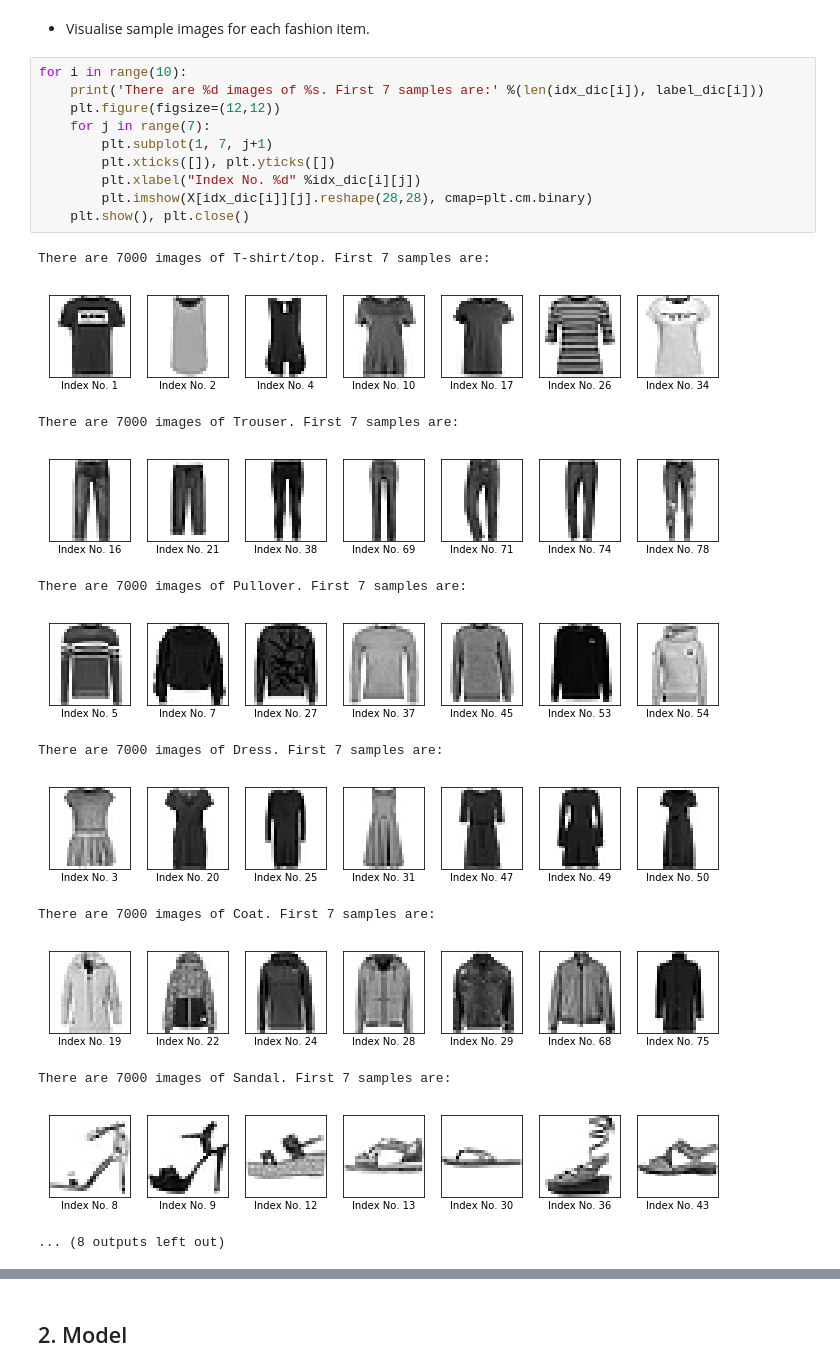
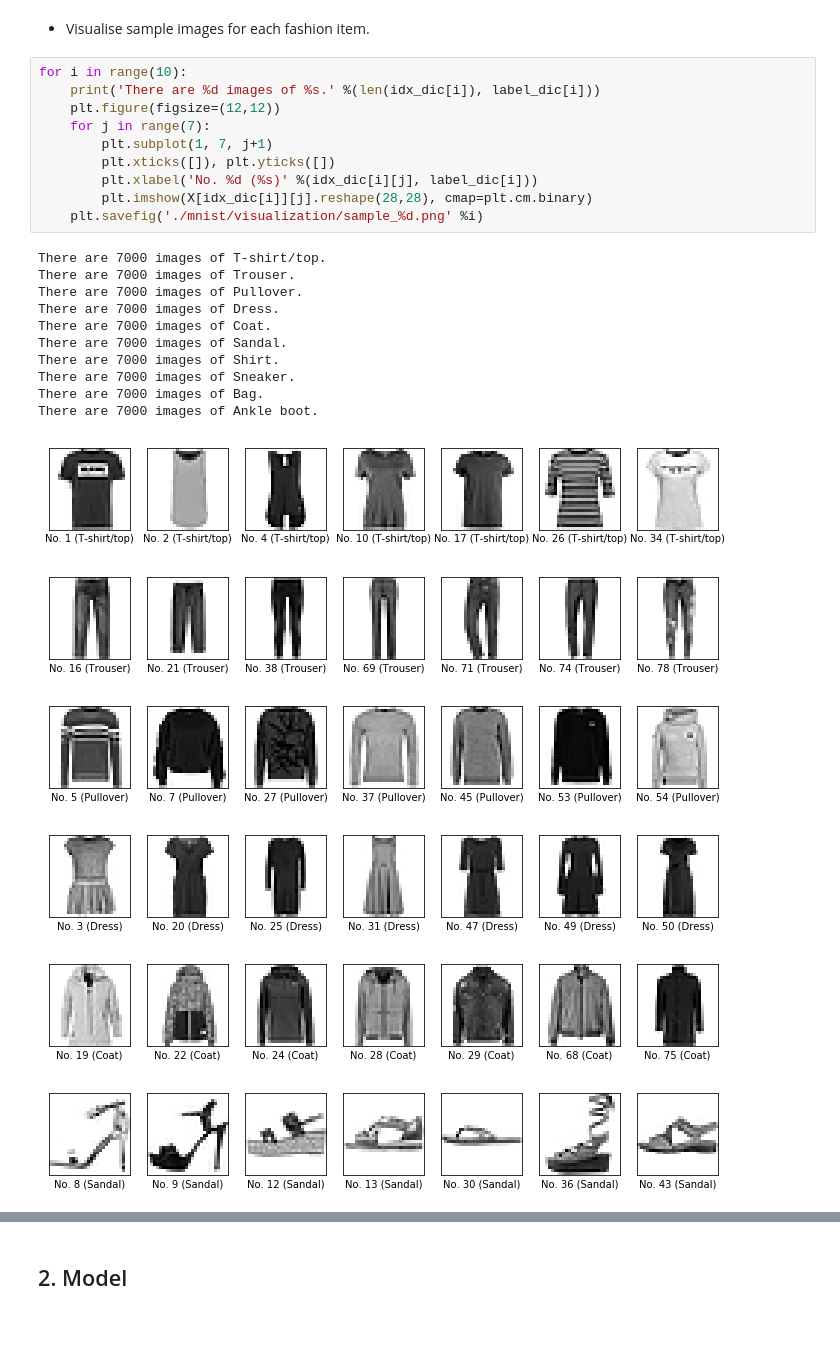
Before and after one commit to Tanguycrsl/Techniques-Avancees-dapprentissage, a Jupyter notebook: OSVM.ipynb, the cells around one changed output, grey strips where cells are left out. Drawn from its saved outputs; the diff is of its cells as text; blank space fills up the shorter version.

Commit message:
Update_Yosuke
- Added figure-saving codes

```diff
--- a/OSVM.ipynb
+++ b/OSVM.ipynb
@@ -64,25 +65,28 @@ for i in range(10):
 - Visualise sample images for each fashion item.
 # %%
 for i in range(10):
-    print('There are %d images of %s. First 7 samples are:' %(len(idx_dic[i]), label_dic[i]))
+    print('There are %d images of %s.' %(len(idx_dic[i]), label_dic[i]))
     plt.figure(figsize=(12,12))
     for j in range(7):
         plt.subplot(1, 7, j+1)
         plt.xticks([]), plt.yticks([])
-        plt.xlabel("Index No. %d" %idx_dic[i][j])
+        plt.xlabel('No. %d (%s)' %(idx_dic[i][j], label_dic[i]))
         plt.imshow(X[idx_dic[i]][j].reshape(28,28), cmap=plt.cm.binary)
-    plt.show(), plt.close()
+    plt.savefig('./mnist/visualization/sample_%d.png' %i)
 # %% [output]
-There are 7000 images of T-shirt/top. First 7 samples are:
+There are 7000 images of T-shirt/top.
+There are 7000 images of Trouser.
+There are 7000 images of Pullover.
+There are 7000 images of Dress.
+There are 7000 images of Coat.
+There are 7000 images of Sandal.
+There are 7000 images of Shirt.
+There are 7000 images of Sneaker.
+There are 7000 images of Bag.
+There are 7000 images of Ankle boot.
-[figure, old version]
+[figure, new version]
-There are 7000 images of Trouser. First 7 samples are:
-[figure, old version]
+[figure, new version]
-There are 7000 images of Pullover. First 7 samples are:
-[figure, old version]
+[figure, new version]
-There are 7000 images of Dress. First 7 samples are:
-[figure, old version]
+[figure, new version]
-There are 7000 images of Coat. First 7 samples are:
-[figure, old version]
+[figure, new version]
-There are 7000 images of Sandal. First 7 samples are:
-[figure, old version]
+[figure, new version]
-... (8 outputs left out)
```
Also changed, not shown: parts of 4 cells of this notebook, 17 other files.
